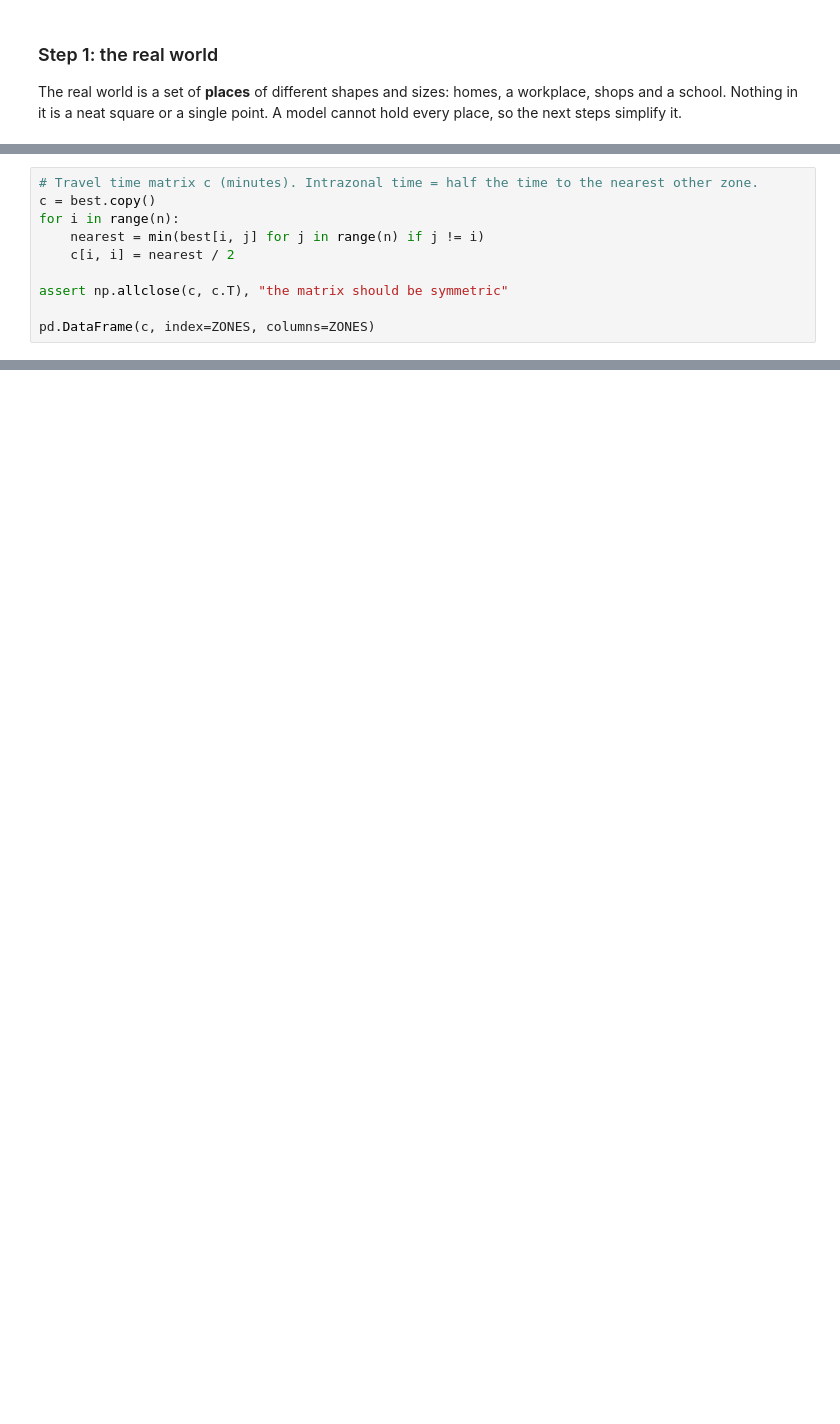
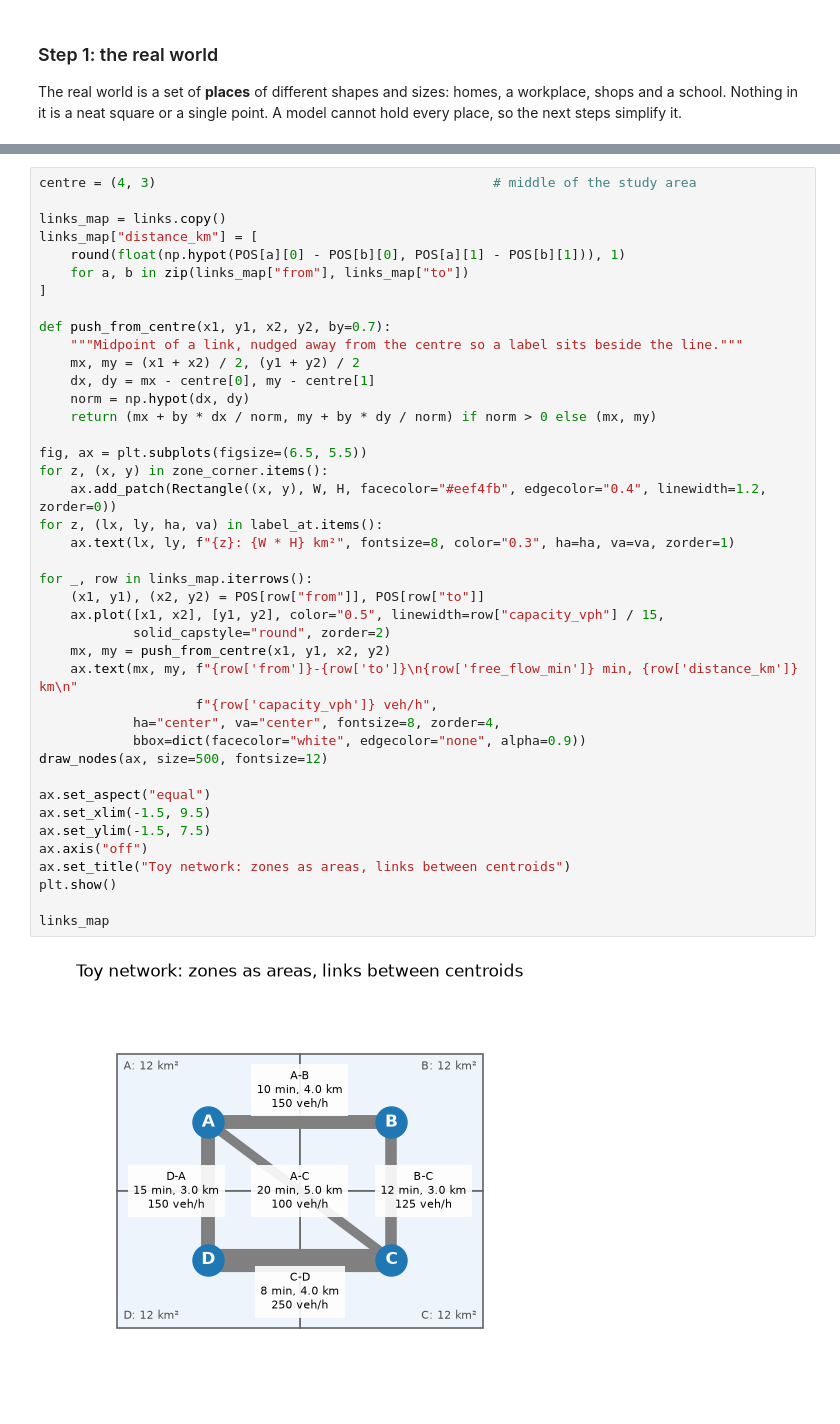
Before and after one commit to TheoCochrane/salisbury-transport-model, a Jupyter notebook: notebooks/toy_model.ipynb, the cells around one changed output, grey strips where cells are left out. Saved outputs shown, nothing was run; the diff lists cells and outputs as text; blank space fills up the shorter version.

```diff
--- a/notebooks/toy_model.ipynb
+++ b/notebooks/toy_model.ipynb
@@ -577,10 +95,0 @@ Zone size matters for trips within a zone. This is why the map shows zone areas.
-# %%
-# Travel time matrix c (minutes). Intrazonal time = half the time to the nearest other zone.
-c = best.copy()
-for i in range(n):
-    nearest = min(best[i, j] for j in range(n) if j != i)
-    c[i, i] = nearest / 2
-
-assert np.allclose(c, c.T), "the matrix should be symmetric"
-
-pd.DataFrame(c, index=ZONES, columns=ZONES)
@@ -808,0 +412,43 @@ def furness(P, A, F, tol=1e-3, max_iter=100):
+# %%
+centre = (4, 3)                                           # middle of the study area
+
+links_map = links.copy()
+links_map["distance_km"] = [
+    round(float(np.hypot(POS[a][0] - POS[b][0], POS[a][1] - POS[b][1])), 1)
+    for a, b in zip(links_map["from"], links_map["to"])
+]
+
+def push_from_centre(x1, y1, x2, y2, by=0.7):
+    """Midpoint of a link, nudged away from the centre so a label sits beside the line."""
+    mx, my = (x1 + x2) / 2, (y1 + y2) / 2
+    dx, dy = mx - centre[0], my - centre[1]
+    norm = np.hypot(dx, dy)
+    return (mx + by * dx / norm, my + by * dy / norm) if norm > 0 else (mx, my)
+
+fig, ax = plt.subplots(figsize=(6.5, 5.5))
+for z, (x, y) in zone_corner.items():
+    ax.add_patch(Rectangle((x, y), W, H, facecolor="#eef4fb", edgecolor="0.4", linewidth=1.2, zorder=0))
+for z, (lx, ly, ha, va) in label_at.items():
+    ax.text(lx, ly, f"{z}: {W * H} km²", fontsize=8, color="0.3", ha=ha, va=va, zorder=1)
+
+for _, row in links_map.iterrows():
+    (x1, y1), (x2, y2) = POS[row["from"]], POS[row["to"]]
+    ax.plot([x1, x2], [y1, y2], color="0.5", linewidth=row["capacity_vph"] / 15,
+            solid_capstyle="round", zorder=2)
+    mx, my = push_from_centre(x1, y1, x2, y2)
+    ax.text(mx, my, f"{row['from']}-{row['to']}\n{row['free_flow_min']} min, {row['distance_km']} km\n"
+                    f"{row['capacity_vph']} veh/h",
+            ha="center", va="center", fontsize=8, zorder=4,
+            bbox=dict(facecolor="white", edgecolor="none", alpha=0.9))
+draw_nodes(ax, size=500, fontsize=12)
+
+ax.set_aspect("equal")
+ax.set_xlim(-1.5, 9.5)
+ax.set_ylim(-1.5, 7.5)
+ax.axis("off")
+ax.set_title("Toy network: zones as areas, links between centroids")
+plt.show()
+
+links_map
+# %% [output]
+[figure, added]
```
Also changed, not shown: parts of 219 cells of this notebook, 1 other file.
